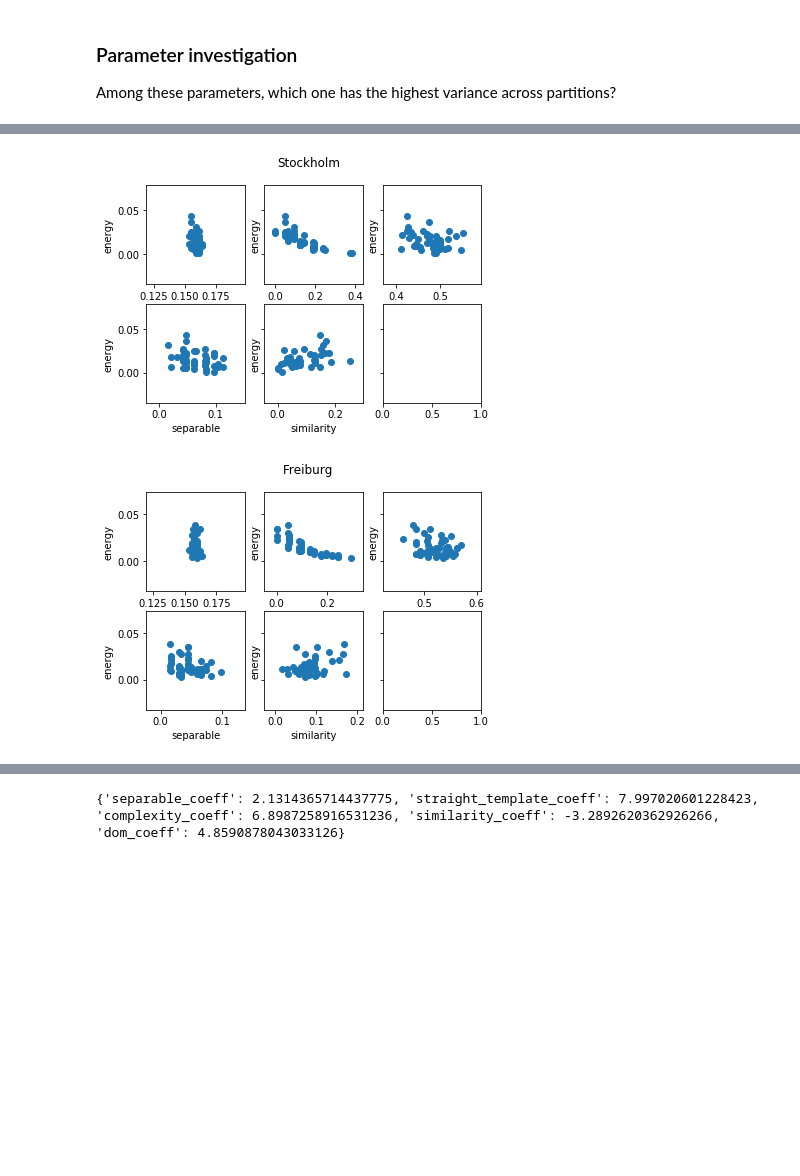
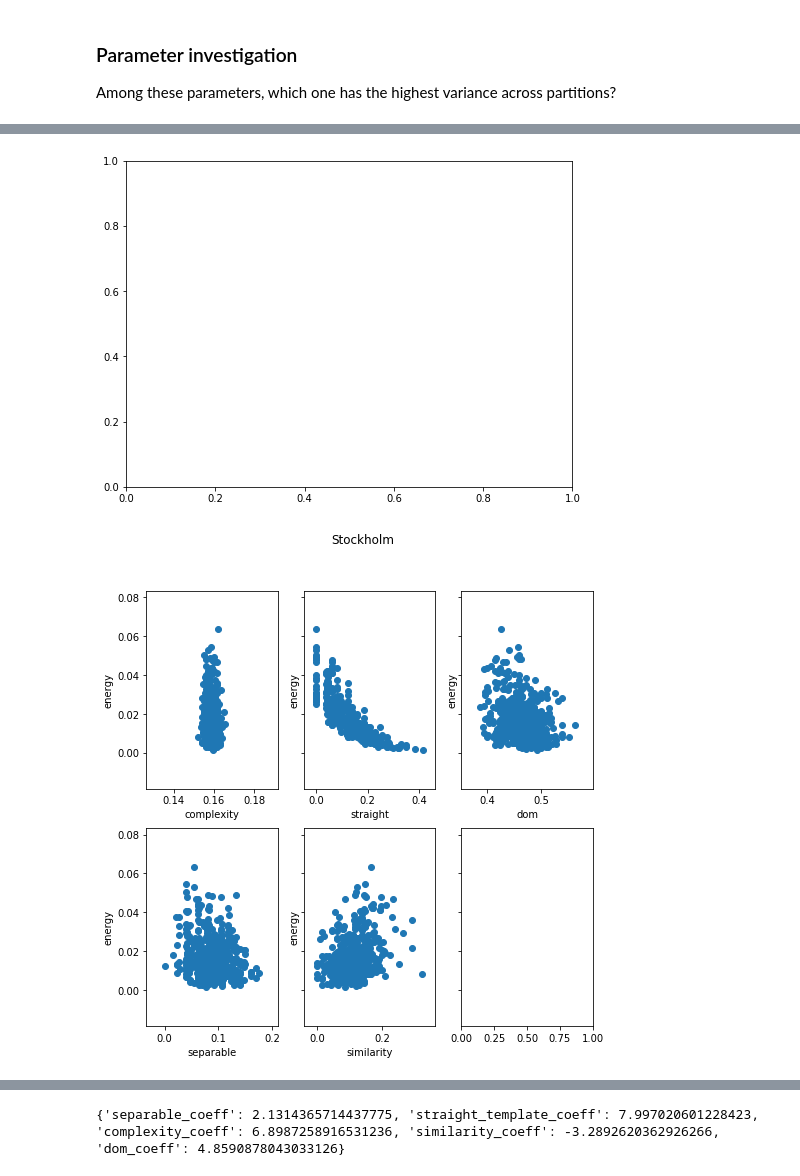
Before and after one commit to zkytony/deep-semantic-mapping-iros19, a Jupyter notebook: deepsm/experiments/analysis/graphspn/Partition Sampling.ipynb, the cells around one changed output, grey strips where cells are left out. Cells and saved outputs as stored; diff of their text form; code cells hidden in the pictures; blank space fills up the shorter version.

```diff
--- a/deepsm/experiments/analysis/graphspn/Partition Sampling.ipynb
+++ b/deepsm/experiments/analysis/graphspn/Partition Sampling.ipynb
@@ -234,7 +235,8 @@ desired = [1, -1, -1, -1, -1]
 best_setting, best_corrs, lowest_avg_gap = random_search(params, ranges, desired, factor_names, rounds=200, num_seqs=5,
                                                         dbs=['Stockholm', 'Freiburg', 'Saarbrucken'], num_rounds=10)
 # %%
-factor_correlations(factor_names, num_rounds=5, num_partitions=5, num_seqs=2,
+rcParams['figure.figsize'] = 8, 8
+factor_correlations(factor_names, num_rounds=5, num_partitions=8, num_seqs=15,
                     params=best_setting, plot=True, dbs=['Stockholm', 'Freiburg', 'Saarbrucken'])
 # %% [output]
 On DB Stockholm
@@ -266,2 +276,2 @@ round 5/5
-[figure, old version]
+[figure, new version]
-[figure, old version]
+[figure, new version]
```
Also changed, not shown: parts of 9 cells of this notebook, 1 other file.
